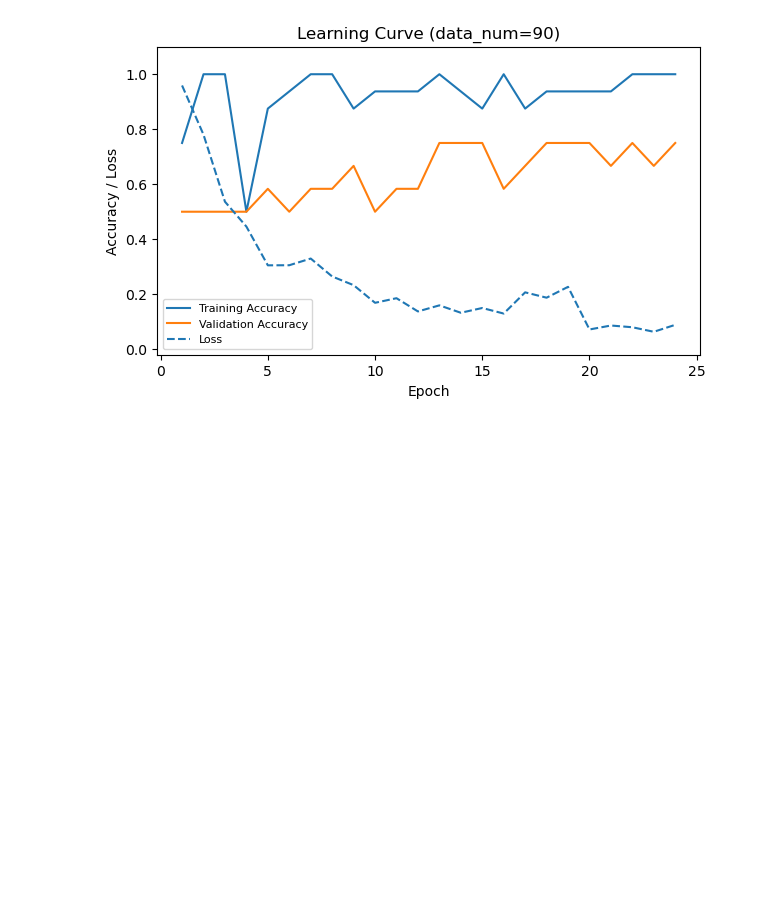
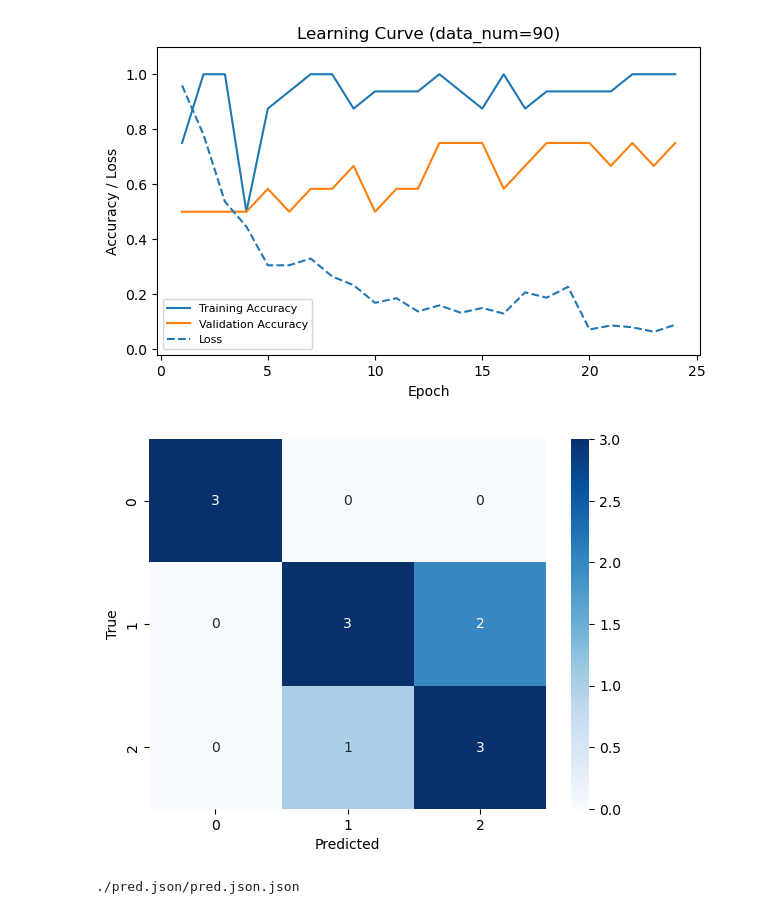
Before and after one commit to balle-mech/Illegal-Dumping-Detection, a Jupyter notebook: mmaction2/my_study/checkpoint/show_acc.ipynb, the cells around one changed output. Cells and saved outputs as stored; diff of their text form; code cells hidden in the pictures; blank space fills up the shorter version.

```diff
--- a/mmaction2/my_study/checkpoint/show_acc.ipynb
+++ b/mmaction2/my_study/checkpoint/show_acc.ipynb
@@ -46,6 +46,42 @@ for data_num in [30, 60, 90]:    # データを抽出
 [figure]
 [figure]
 [figure]
+# %%
+from sklearn.metrics import confusion_matrix
+import matplotlib.pyplot as plt
+import seaborn as sns
+import os
+import json
+
+# 保存データ先
+save_dir = './'
+
+# 評価結果のjsonファイルを読み込む
+pred_path = "./"
+pred_result_json_name = "pred.json"
+json_file_path = os.path.join(pred_path, pred_result_json_name)
+
+with open(json_file_path, "r") as f:
+    test_results_dict = json.load(f)
+
+    # 'pred_label'と'gt_label'の値を抜き出して一つのリストにまとめる
+    y_pred = [item['pred_label'][0] for item in test_results_dict]
+    y_true = [item['gt_label'][0] for item in test_results_dict]
+
+# 混同行列を作成
+cm = confusion_matrix(y_true, y_pred)
+
+# 混同行列を表示
+sns.heatmap(cm, annot=True, cmap='Blues')
+plt.xlabel('Predicted')
+plt.ylabel('True')
+
+# グラフを保存
+plt.savefig(f'{save_dir}/confusion_matrix.png')
+
+plt.show()
+# %% [output]
+[figure, added]
 # %%
 import csv
 import os
@@ -69,14 +105,17 @@ import json
 
 # 評価結果のjsonファイルを読み込む
 eval_path = "./"
-eval_result_name = "acc.csv"
+eval_result_name = "pred.json"
 json_file_path = os.path.join(
     eval_path, eval_result_name, f"{eval_result_name}.json")
+print(json_file_path)
 
 with open(json_file_path, "r") as f:
     test_results_dict = json.load(f)
 
 cm_json = test_results_dict["confusion_matrix/result"]
+# %% [output]
+./pred.json/pred.json.json
 # %%
 # 混同行列
 
```
Also changed, not shown: 1 other file.
